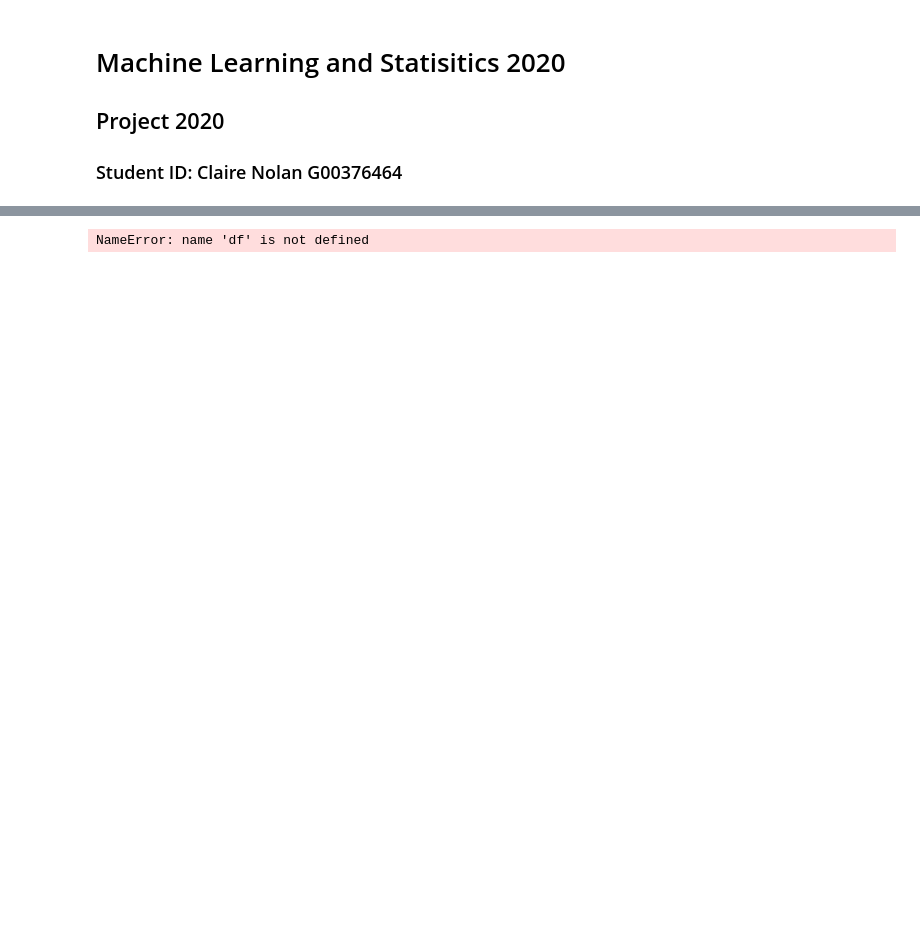
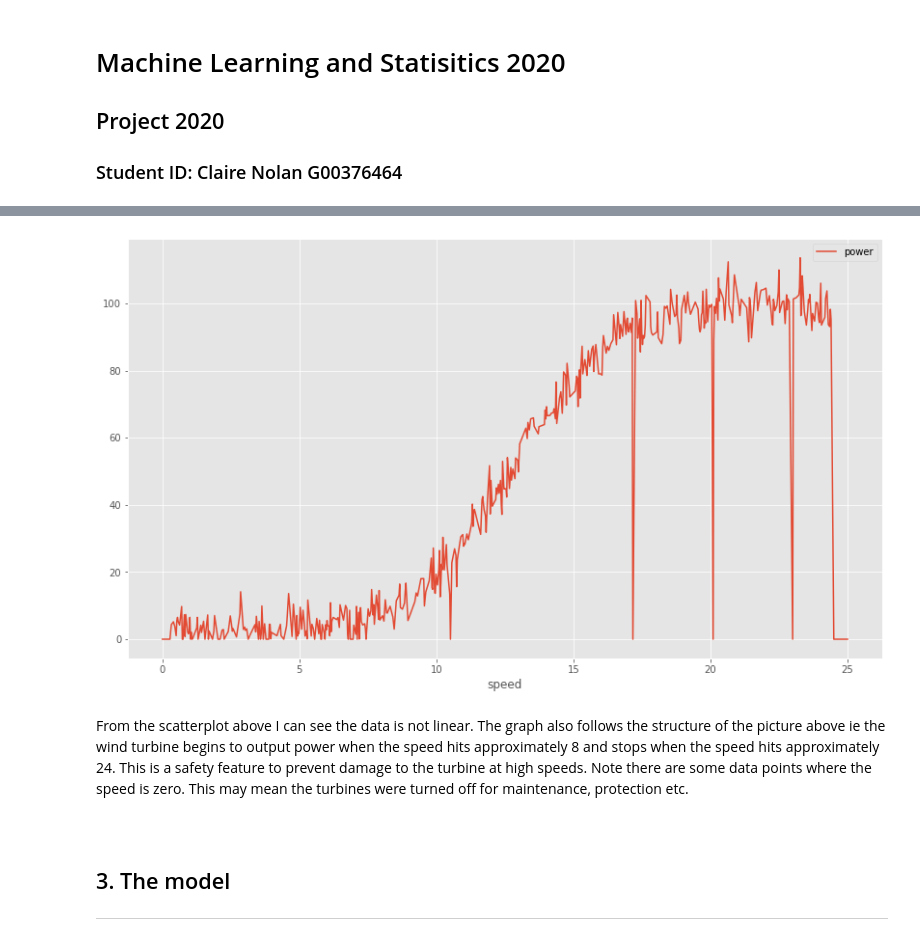
Before and after one commit to ClaireGMIT/MLS_Project2020, a Jupyter notebook: MLS Project.ipynb, the cells around one changed output, grey strips where cells are left out. Drawn from its saved outputs; the diff is of its cells as text; code cells hidden in the pictures; blank space fills up the shorter version.

```diff
--- a/MLS Project.ipynb
+++ b/MLS Project.ipynb
@@ -65,8 +69,7 @@ plt.rcParams['figure.figsize'] = [14, 8]
 # %%
 # Import the dataset
 
-df = pd.read_csv("C:\Users\Claire Laptop\Desktop\MLSProject2020\MLS_Project2020\powerproduction.csv")
+df = pd.read_csv("https://raw.githubusercontent.com/ClaireGMIT/MLS_Project2020/main/powerproduction.csv")
 
-
-df #displays the data set as a table/array
+df.head(10) # displays the first 10 rows of the data set as a table/array
 # %% [output]
@@ -74,4 +87,13 @@ SyntaxError: (unicode error) 'unicodeescape' codec can't decode bytes in positio
-# %%
-sns.pairplot(df) # data is displayed as histogram and scatterplots
-# %% [output]
-NameError: name 'df' is not defined
+# %%
+df.plot(x="speed", y="power")
+plt.show()
+# %% [output]
+[figure, added]
+# %% [markdown]
+From the scatterplot above I can see the data is not linear. The graph also follows the structure of the picture above ie the wind turbine begins to output power when the speed hits approximately 8 and stops when the speed hits approximately 24. This is a safety feature to prevent damage to the turbine at high speeds. Note there are some data points where the speed is zero. This may mean the turbines were turned off for maintenance, protection etc.
+# %% [markdown]
+<br>
+
+## 3. The model
+
+***
```
Also changed, not shown: parts of 25 cells of this notebook.
